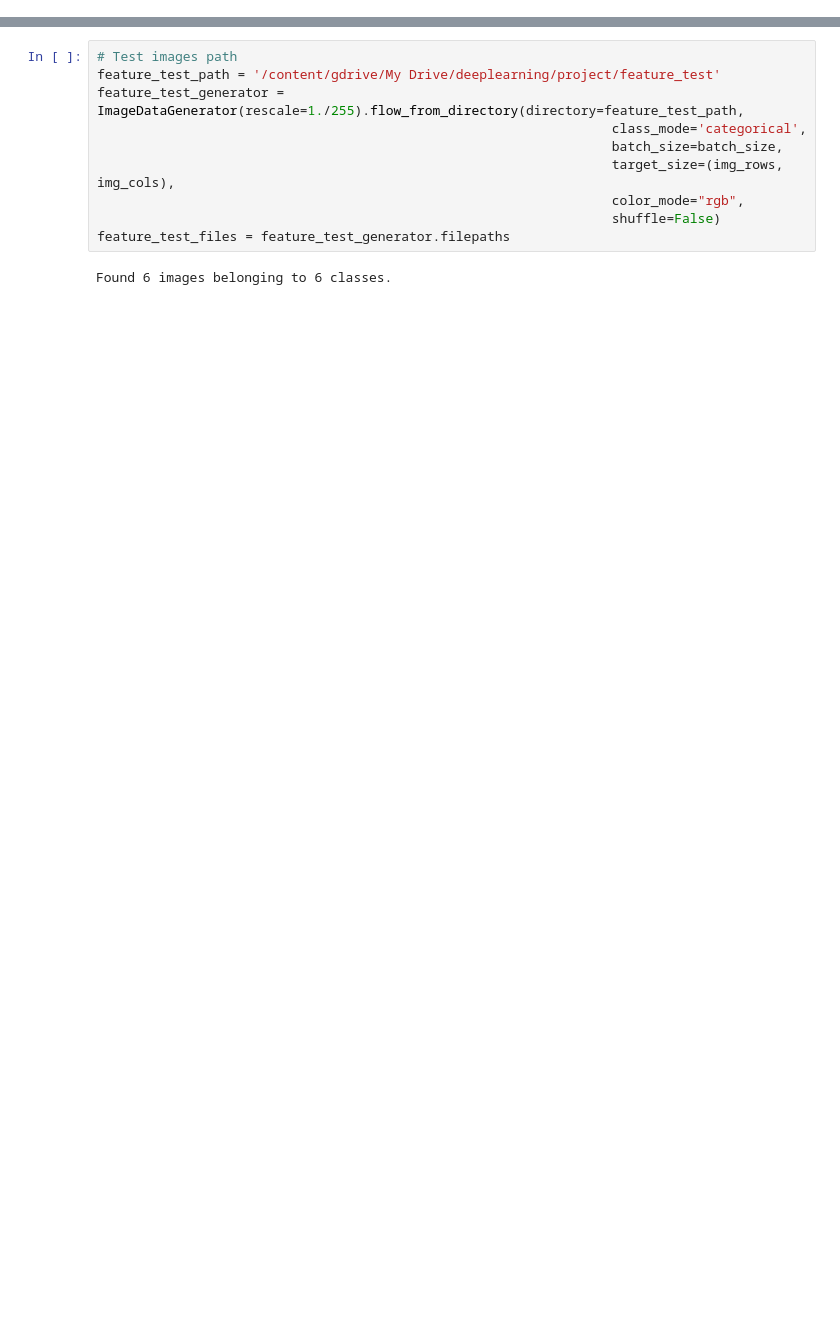
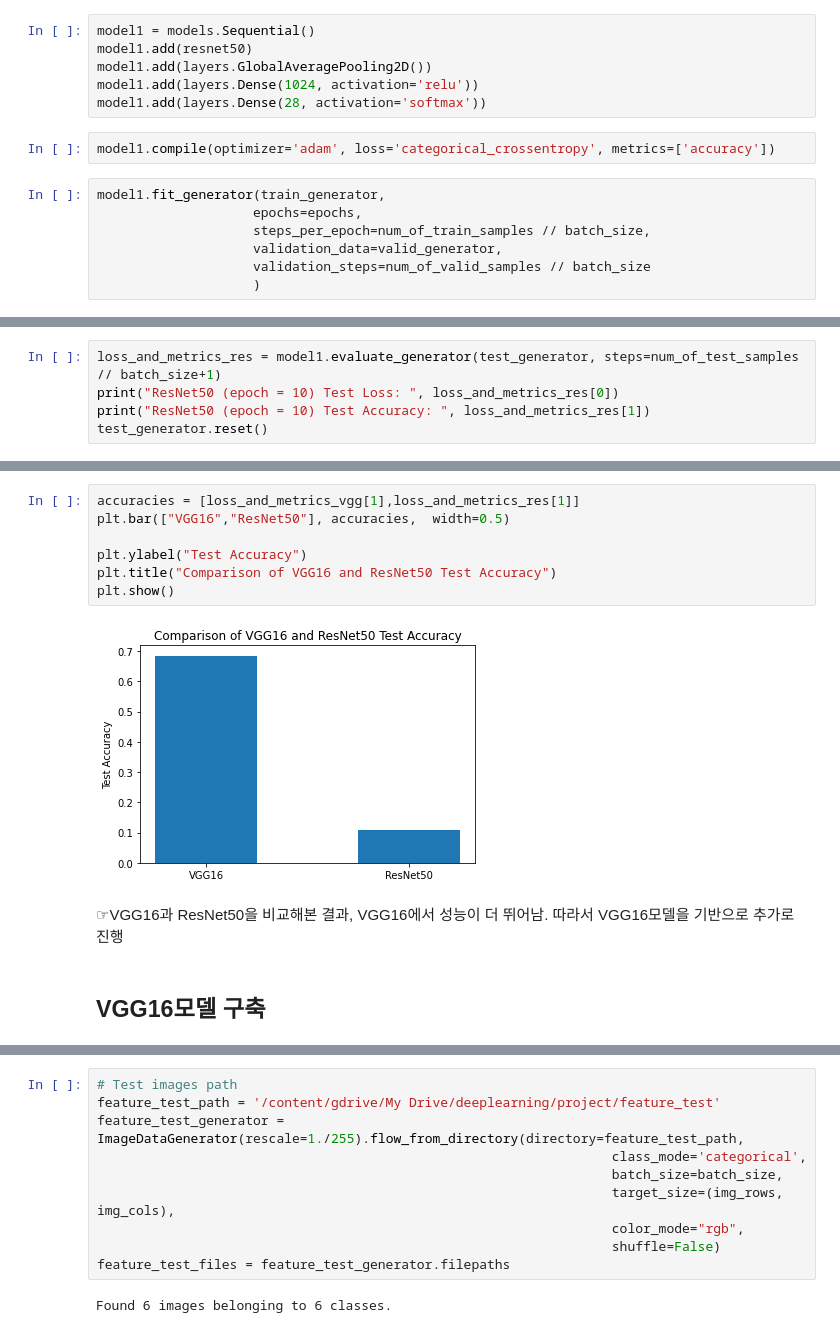
Before and after one commit to wa976/DL_teamproject, a Jupyter notebook: project3_final.ipynb, the cells around one changed output, grey strips where cells are left out. Saved outputs shown, nothing was run; the diff lists cells and outputs as text; blank space fills up the shorter version.

```diff
--- a/project3_final.ipynb
+++ b/project3_final.ipynb
@@ -512,0 +335,15 @@ All files added.
+# %%
+model1 = models.Sequential()
+model1.add(resnet50)
+model1.add(layers.GlobalAveragePooling2D())
+model1.add(layers.Dense(1024, activation='relu'))
+model1.add(layers.Dense(28, activation='softmax'))
+# %%
+model1.compile(optimizer='adam', loss='categorical_crossentropy', metrics=['accuracy'])
+# %%
+model1.fit_generator(train_generator,
+                    epochs=epochs,
+                    steps_per_epoch=num_of_train_samples // batch_size,
+                    validation_data=valid_generator,
+                    validation_steps=num_of_valid_samples // batch_size
+                    )
@@ -512,0 +391,5 @@ All files added.
+# %%
+loss_and_metrics_res = model1.evaluate_generator(test_generator, steps=num_of_test_samples // batch_size+1)
+print("ResNet50 (epoch = 10) Test Loss: ", loss_and_metrics_res[0])
+print("ResNet50 (epoch = 10) Test Accuracy: ", loss_and_metrics_res[1])
+test_generator.reset()
@@ -512,0 +399,13 @@ All files added.
+# %%
+accuracies = [loss_and_metrics_vgg[1],loss_and_metrics_res[1]]
+plt.bar(["VGG16","ResNet50"], accuracies,  width=0.5)
+
+plt.ylabel("Test Accuracy")
+plt.title("Comparison of VGG16 and ResNet50 Test Accuracy")
+plt.show()
+# %% [output]
+[figure, added]
+# %% [markdown]
+☞VGG16과 ResNet50을 비교해본 결과, VGG16에서 성능이 더 뛰어남. 따라서 VGG16모델을 기반으로 추가로 진행
+# %% [markdown]
+## VGG16모델 구축
```
Also changed, not shown: parts of 79 cells of this notebook.
